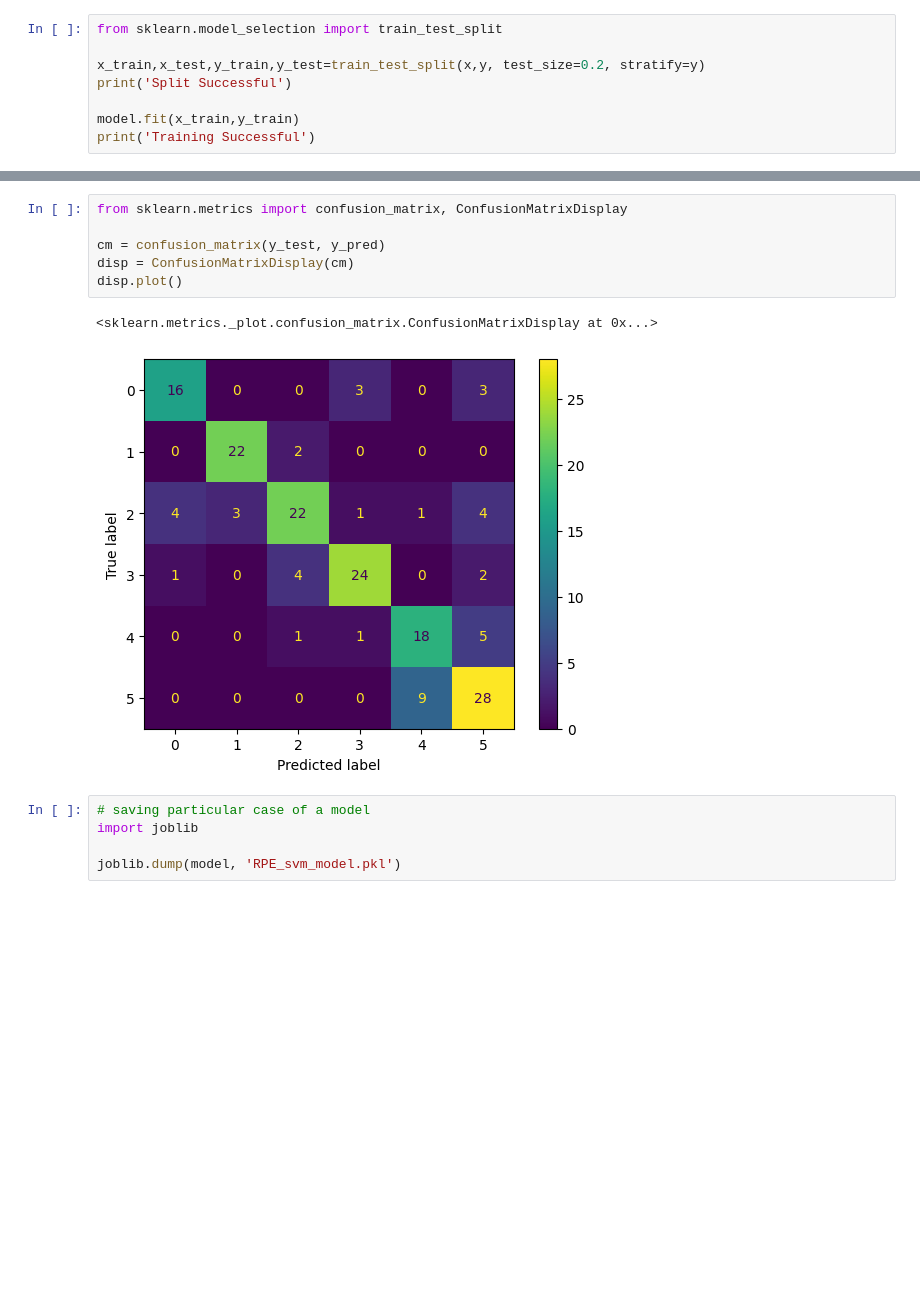
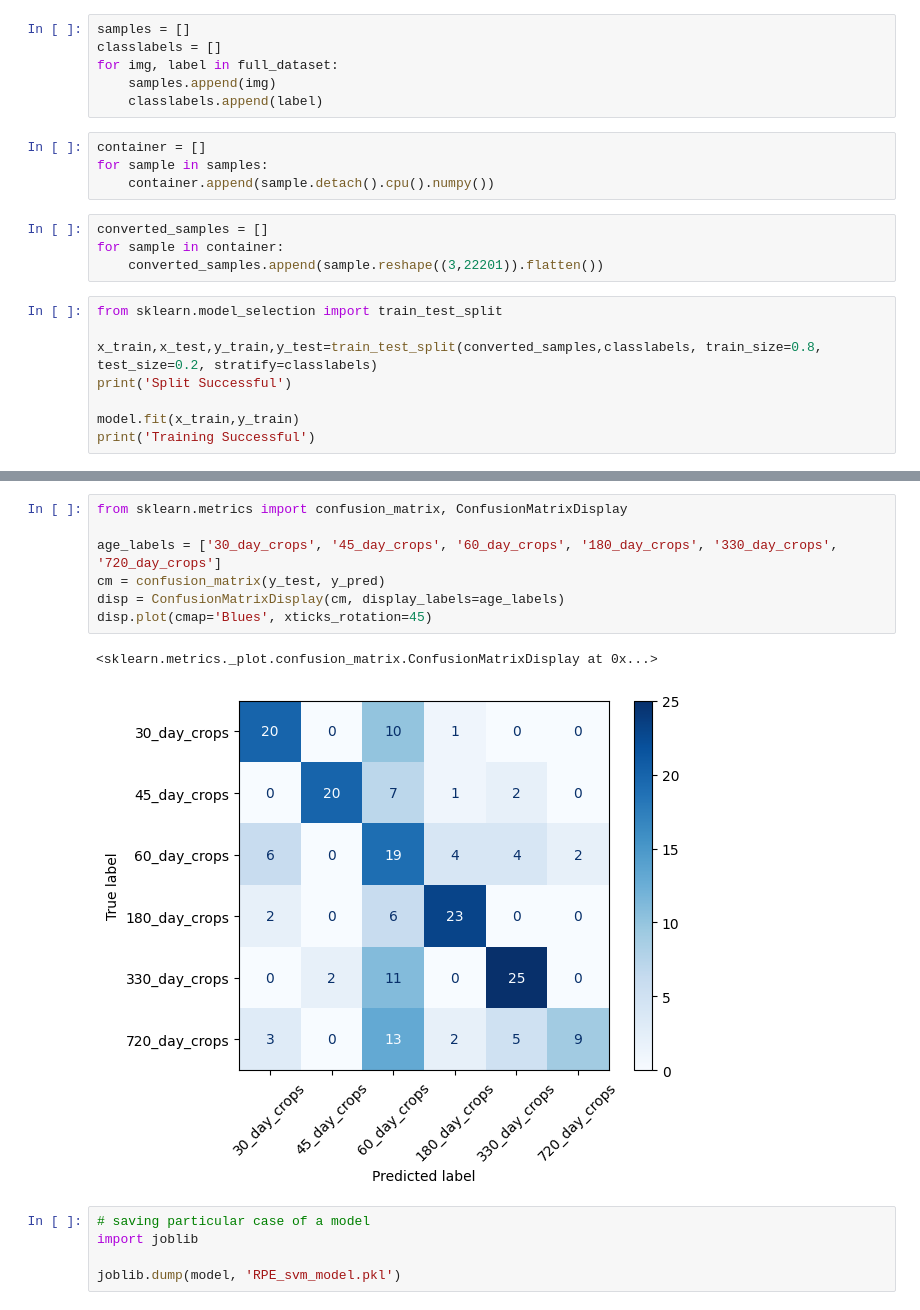
Before and after one commit to H1BOI/RPE-classification, a Jupyter notebook: svm_model.ipynb, the cells around one changed output, grey strips where cells are left out. Saved outputs shown, nothing was run; the diff lists cells and outputs as text; blank space fills up the shorter version.

```diff
--- a/svm_model.ipynb
+++ b/svm_model.ipynb
@@ -78,7 +128,21 @@ model=svm.SVC(C=10, gamma=0.001)
+# %%
+samples = []
+classlabels = []
+for img, label in full_dataset:
+    samples.append(img)
+    classlabels.append(label)
+# %%
+container = []
+for sample in samples:
+    container.append(sample.detach().cpu().numpy())
+# %%
+converted_samples = []
+for sample in container:
+    converted_samples.append(sample.reshape((3,22201)).flatten())
 # %%
 from sklearn.model_selection import train_test_split
 
-x_train,x_test,y_train,y_test=train_test_split(x,y, test_size=0.2, stratify=y)
+x_train,x_test,y_train,y_test=train_test_split(converted_samples,classlabels, train_size=0.8, test_size=0.2, stratify=classlabels)
 print('Split Successful')
 
 model.fit(x_train,y_train)
@@ -109,12 +174,13 @@ weighted avg       0.73      0.73      0.73       174
 # %%
 from sklearn.metrics import confusion_matrix, ConfusionMatrixDisplay
 
+age_labels = ['30_day_crops', '45_day_crops', '60_day_crops', '180_day_crops', '330_day_crops', '720_day_crops']
 cm = confusion_matrix(y_test, y_pred)
-disp = ConfusionMatrixDisplay(cm)
-disp.plot()
+disp = ConfusionMatrixDisplay(cm, display_labels=age_labels)
+disp.plot(cmap='Blues', xticks_rotation=45)
 # %% [output]
 <sklearn.metrics._plot.confusion_matrix.ConfusionMatrixDisplay at 0x...>
-[figure, old version]
+[figure, new version]
 # %%
 # saving particular case of a model
 import joblib
```
Also changed, not shown: parts of 14 cells of this notebook, 1 other file.
